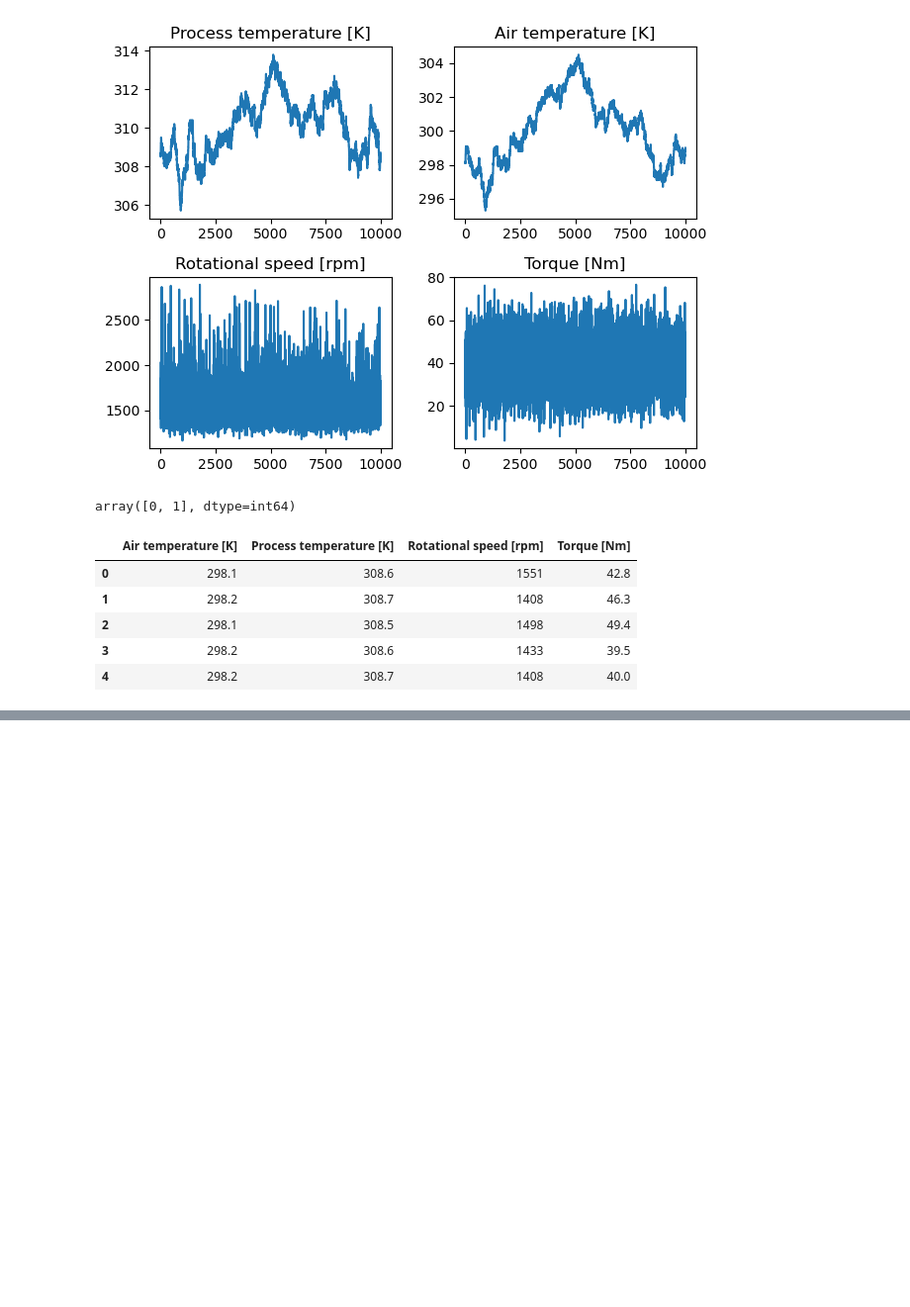
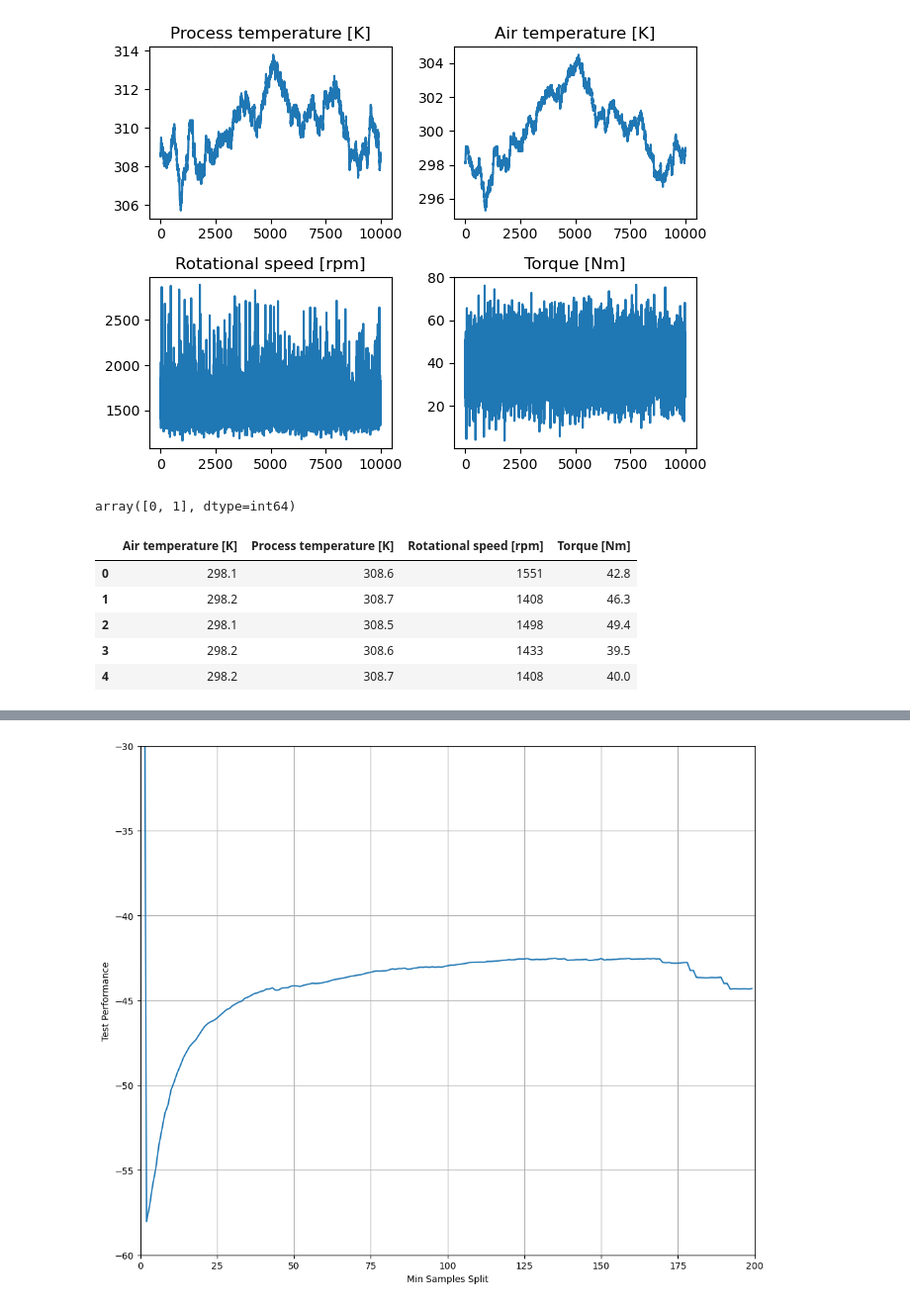
Before and after one commit to Julian-Rolf/GIP, a Jupyter notebook: Predictive Maintenance/predictive_maintenance.ipynb, the cells around one changed output, grey strips where cells are left out. Shown: that part at 99% size. Saved outputs shown, nothing was run; the diff lists cells and outputs as text; code cells hidden in the pictures; blank space fills up the shorter version.

```diff
--- a/Predictive Maintenance/predictive_maintenance.ipynb
+++ b/Predictive Maintenance/predictive_maintenance.ipynb
@@ -63,0 +255,20 @@ tree.score(X_test, y_test)
+# %%
+number_categorie_scores = []
+
+for i in range(2, 200):
+    tree = DecisionTreeRegressor(min_samples_split=i)
+    scores = cross_val_score(tree, X, y, cv=5, scoring="neg_mean_absolute_error")
+    number_categorie_scores.append(scores.mean())
+# %%
+# plot min samples split scores and annotate with max score
+fig, ax = plt.subplots(figsize=(12, 10))
+plt.plot([0,0] + number_categorie_scores)
+plt.xlim(0, 200)
+plt.ylim(-60, -30)
+plt.ylabel("Test Performance")
+plt.xlabel("Min Samples Split")
+#plt.xticks(range(0, 1000, 100))
+plt.grid(True)
+plt.show()
+# %% [output]
+[figure, added]
```
Also changed, not shown: parts of 29 cells of this notebook.
